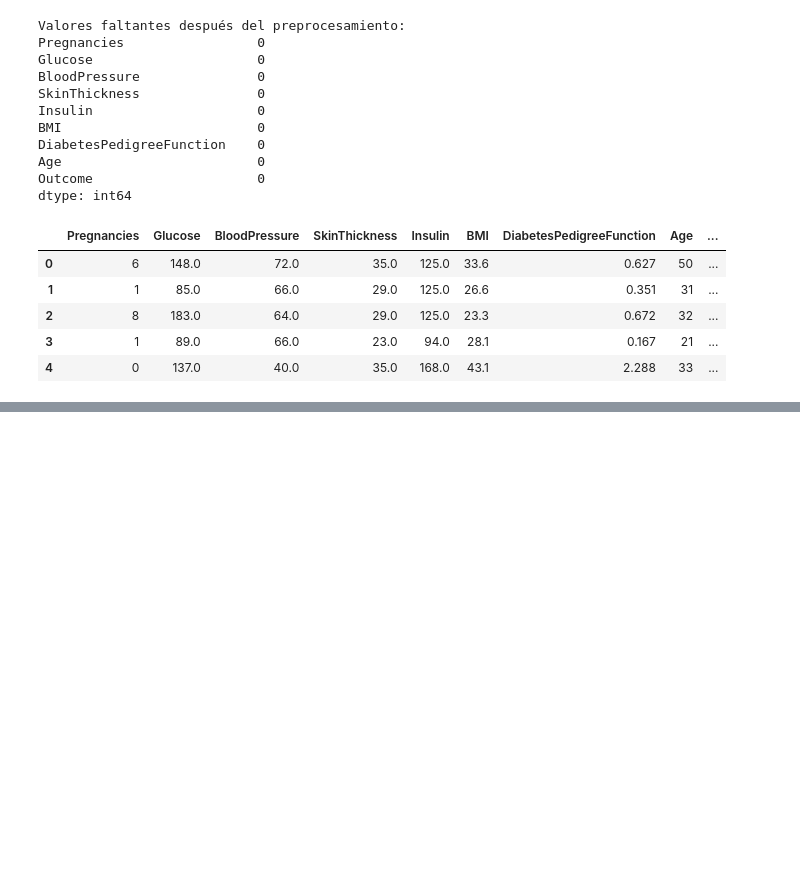
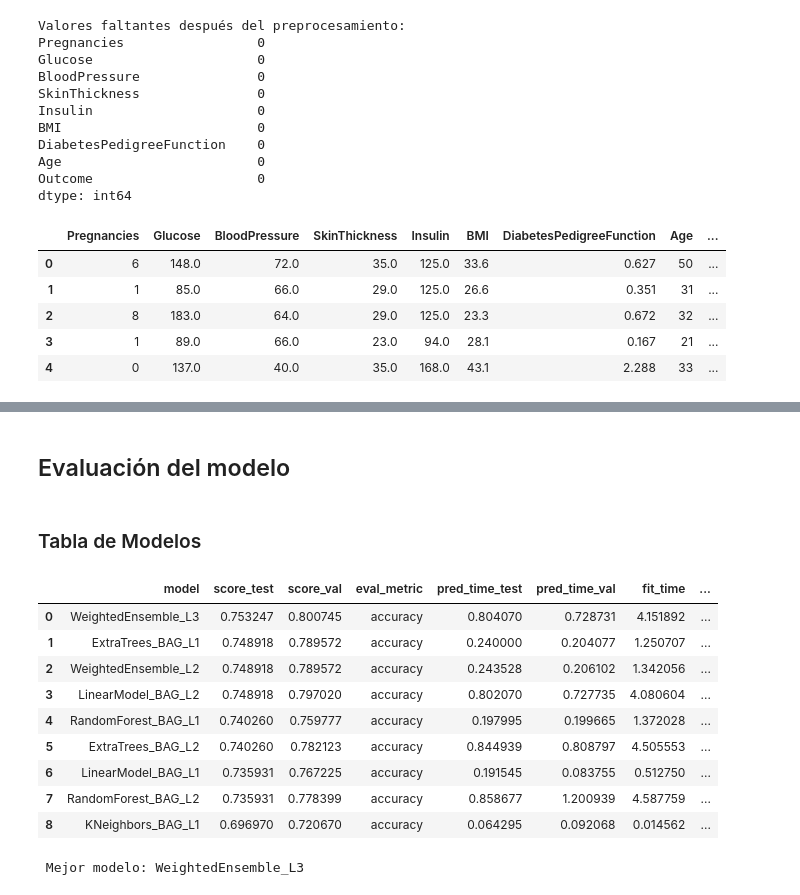
Before and after one commit to BrandonReyes0609/Lab7-DataScience, a Jupyter notebook: Lab7.ipynb, the cells around one changed output, grey strips where cells are left out. Saved outputs shown, nothing was run; the diff lists cells and outputs as text; code cells hidden in the pictures; blank space fills up the shorter version.

```diff
--- a/Lab7.ipynb
+++ b/Lab7.ipynb
@@ -304,0 +429,21 @@ El modelo entrenado con AutoGluon en modo best_quality mostró un buen desempeñ
+# %% [markdown]
+## Evaluación del modelo
+# %% [markdown]
+### Tabla de Modelos
+# %%
+leaderboard = predictor.leaderboard(test_data, silent=True)
+display(leaderboard)
+best_model = leaderboard.iloc[0]["model"]
+print(f" Mejor modelo: {best_model}")
+# %% [output]
+|  | model | score_test | score_val | eval_metric | pred_time_test | pred_time_val | fit_time | ... |
+| 0 | WeightedEnsemble_L3 | 0.753247 | 0.800745 | accuracy | 0.804070 | 0.728731 | 4.151892 | ... |
+| 1 | ExtraTrees_BAG_L1 | 0.748918 | 0.789572 | accuracy | 0.240000 | 0.204077 | 1.250707 | ... |
+| 2 | WeightedEnsemble_L2 | 0.748918 | 0.789572 | accuracy | 0.243528 | 0.206102 | 1.342056 | ... |
+| 3 | LinearModel_BAG_L2 | 0.748918 | 0.797020 | accuracy | 0.802070 | 0.727735 | 4.080604 | ... |
+| 4 | RandomForest_BAG_L1 | 0.740260 | 0.759777 | accuracy | 0.197995 | 0.199665 | 1.372028 | ... |
+| 5 | ExtraTrees_BAG_L2 | 0.740260 | 0.782123 | accuracy | 0.844939 | 0.808797 | 4.505553 | ... |
+| 6 | LinearModel_BAG_L1 | 0.735931 | 0.767225 | accuracy | 0.191545 | 0.083755 | 0.512750 | ... |
+| 7 | RandomForest_BAG_L2 | 0.735931 | 0.778399 | accuracy | 0.858677 | 1.200939 | 4.587759 | ... |
+| 8 | KNeighbors_BAG_L1 | 0.696970 | 0.720670 | accuracy | 0.064295 | 0.092068 | 0.014562 | ... |
+ Mejor modelo: WeightedEnsemble_L3
```
Also changed, not shown: parts of 29 cells of this notebook, 1 other file.
